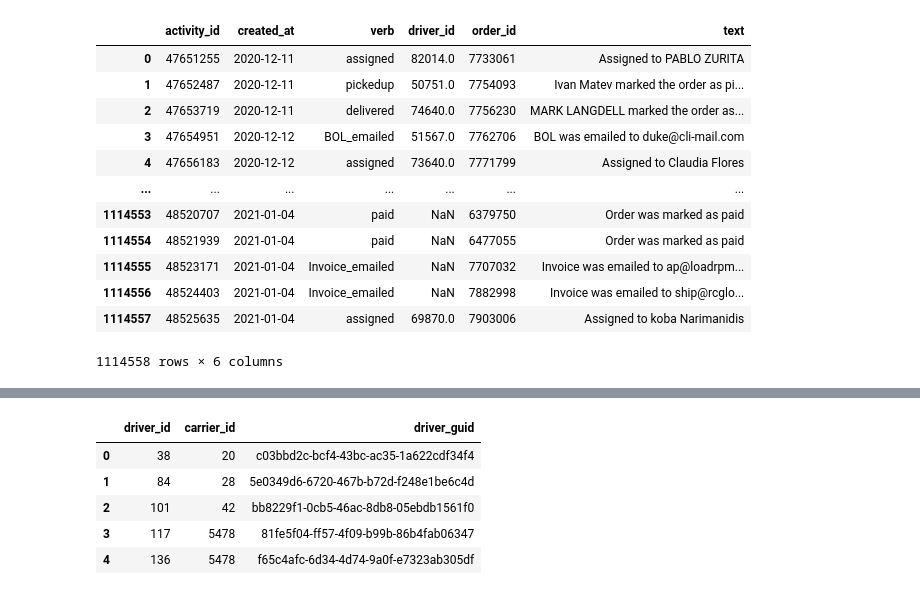
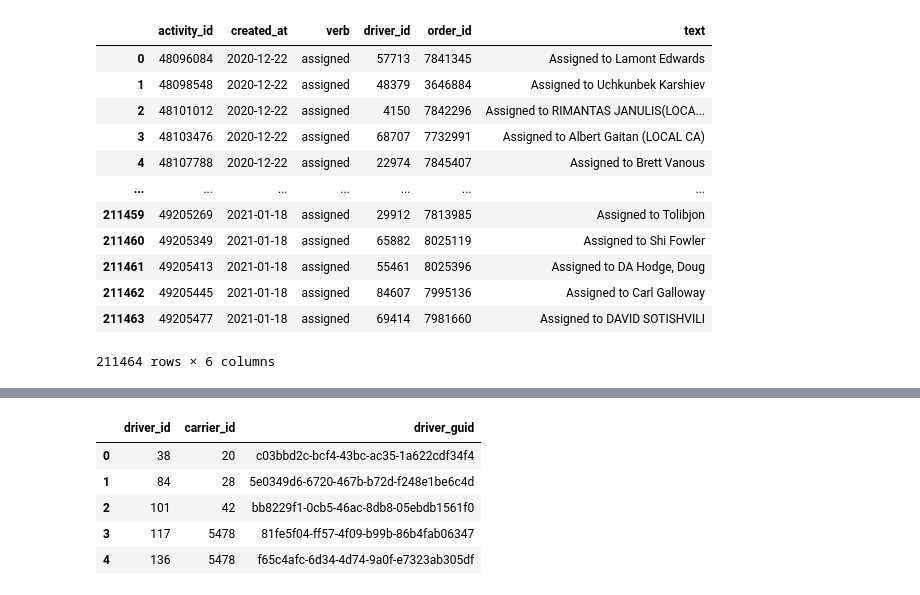
Before and after one commit to Chris-Superdispatch/notebook_backup, a Jupyter notebook: Driver - Load Assigned.ipynb, the cells around one changed output, grey strips where cells are left out. Saved outputs shown, nothing was run; the diff lists cells and outputs as text; code cells hidden in the pictures.

```diff
--- a/Driver - Load Assigned.ipynb
+++ b/Driver - Load Assigned.ipynb
@@ -22,28 +22,29 @@ engine.dispose()
 # %%
 # creating a table for order activity
 sql = '''
 select id, date(created_at), verb, driver_id, order_id, "text"
 from ctms_db_public.activities_orderactivity ao
 WHERE date(created_at) >= date(current_date - interval '28 days')
 AND date(created_at) < date(current_date)
+AND verb = 'assigned'
 '''
 order_activity = pd.read_sql_query(sql, con=engine)
 order_activity = order_activity.rename(columns={'id': 'activity_id', 'date': 'created_at'})
 order_activity
 # %% [output]
 |  | activity_id | created_at | verb | driver_id | order_id | text |
-| 0 | 47651255 | 2020-12-11 | assigned | 82014.0 | 7733061 | Assigned to PABLO ZURITA |
-| 1 | 47652487 | 2020-12-11 | pickedup | 50751.0 | 7754093 | Ivan Matev marked the order as pi... |
-| 2 | 47653719 | 2020-12-11 | delivered | 74640.0 | 7756230 | MARK LANGDELL marked the order as... |
-| 3 | 47654951 | 2020-12-12 | BOL_emailed | 51567.0 | 7762706 | BOL was emailed to duke@cli-mail.com |
-| 4 | 47656183 | 2020-12-12 | assigned | 73640.0 | 7771799 | Assigned to Claudia Flores |
+| 0 | 48096084 | 2020-12-22 | assigned | 57713 | 7841345 | Assigned to Lamont Edwards |
+| 1 | 48098548 | 2020-12-22 | assigned | 48379 | 3646884 | Assigned to Uchkunbek Karshiev |
+| 2 | 48101012 | 2020-12-22 | assigned | 4150 | 7842296 | Assigned to RIMANTAS JANULIS(LOCA... |
+| 3 | 48103476 | 2020-12-22 | assigned | 68707 | 7732991 | Assigned to Albert Gaitan (LOCAL CA) |
+| 4 | 48107788 | 2020-12-22 | assigned | 22974 | 7845407 | Assigned to Brett Vanous |
 | ... | ... | ... | ... | ... | ... | ... |
-| 1114553 | 48520707 | 2021-01-04 | paid | NaN | 6379750 | Order was marked as paid |
-| 1114554 | 48521939 | 2021-01-04 | paid | NaN | 6477055 | Order was marked as paid |
-| 1114555 | 48523171 | 2021-01-04 | Invoice_emailed | NaN | 7707032 | Invoice was emailed to ap@loadrpm... |
-| 1114556 | 48524403 | 2021-01-04 | Invoice_emailed | NaN | 7882998 | Invoice was emailed to ship@rcglo... |
-| 1114557 | 48525635 | 2021-01-04 | assigned | 69870.0 | 7903006 | Assigned to koba Narimanidis |
+| 211459 | 49205269 | 2021-01-18 | assigned | 29912 | 7813985 | Assigned to Tolibjon |
+| 211460 | 49205349 | 2021-01-18 | assigned | 65882 | 8025119 | Assigned to Shi Fowler |
+| 211461 | 49205413 | 2021-01-18 | assigned | 55461 | 8025396 | Assigned to DA Hodge, Doug |
+| 211462 | 49205445 | 2021-01-18 | assigned | 84607 | 7995136 | Assigned to Carl Galloway |
+| 211463 | 49205477 | 2021-01-18 | assigned | 69414 | 7981660 | Assigned to DAVID SOTISHVILI |
-1114558 rows × 6 columns
+211464 rows × 6 columns
 # %%
 # percentage of missing values
 order_activity.isna().sum()/order_activity.isna().count()
```
Also changed, not shown: parts of 28 cells of this notebook, 15 other files.
